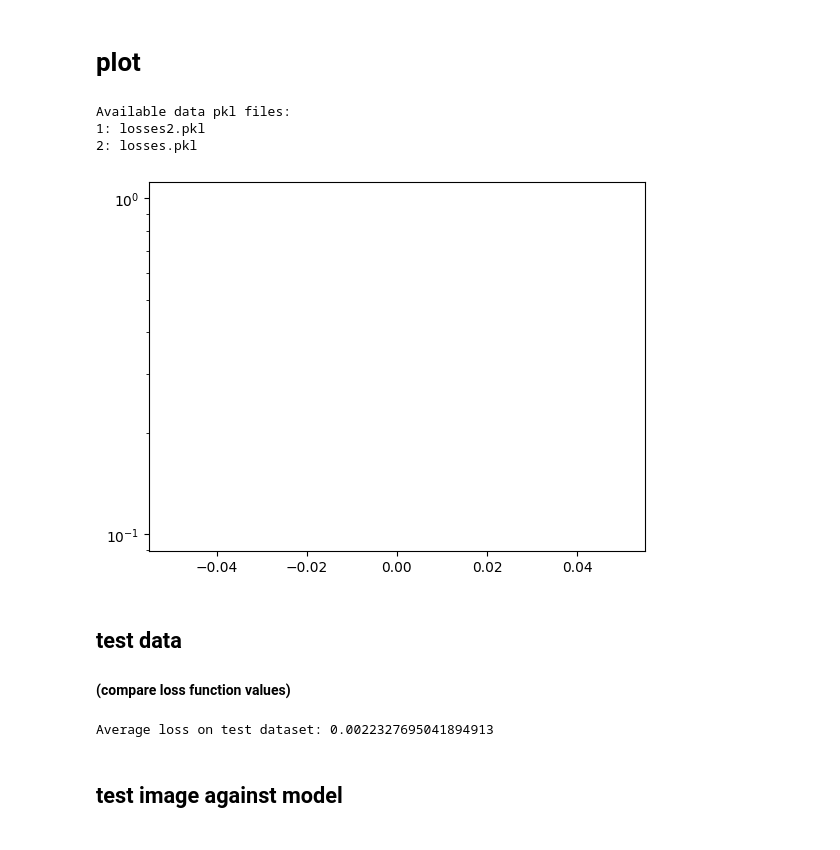
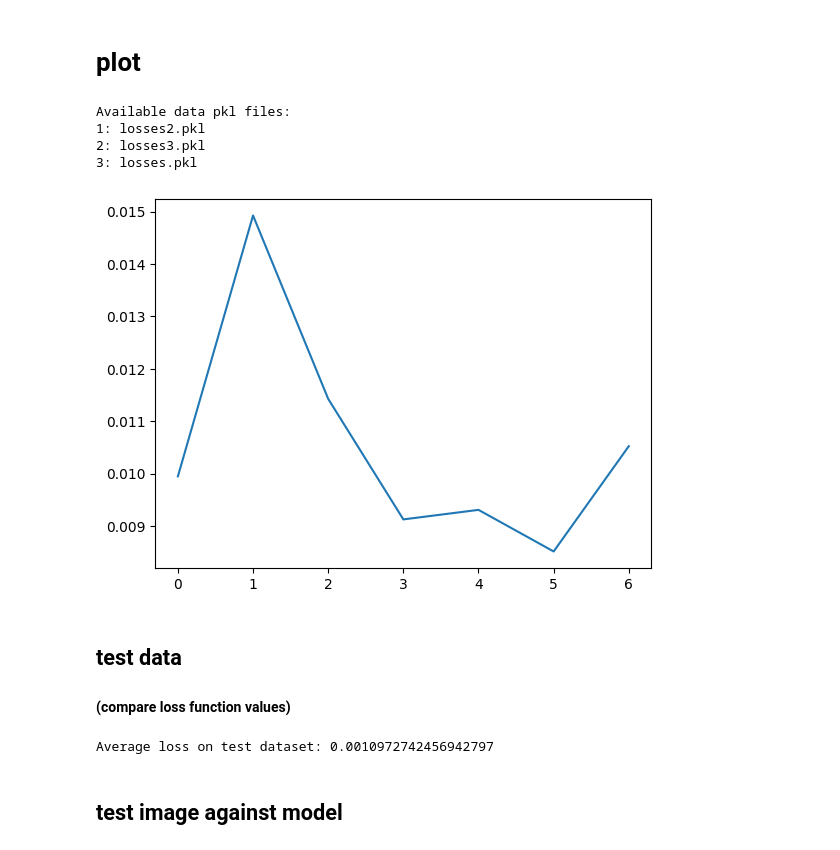
Before and after one commit to GTestaa/industrial-vision, a Jupyter notebook: test123.ipynb, the cells around one changed output. Saved outputs shown, nothing was run; the diff lists cells and outputs as text; code cells hidden in the pictures.

```diff
--- a/test123.ipynb
+++ b/test123.ipynb
@@ -307,36 +320,39 @@ from torch.utils.data import DataLoader
 from torchvision import transforms
 import pickle
 
-batch_size = 60
-n_epochs = 1
+#hyperparameters
+batch_size = 8
+n_epochs = 100
 lr = 0.001
 
-# Assuming AdjustedDenoisingDataset is correctly implemented and instantiated as 'dataset'
+#loads training dataset
 data_loader = DataLoader(training_dataset, batch_size, shuffle=True)
 
-# Assuming the U-Net model is instantiated as 'model'
+# Set device to use GPU if available
 device = torch.device("cuda" if torch.cuda.is_available() else "cpu")
 model.to(device)
 
-# Define an optimizer and loss function
-optimizer = optim.Adam(model.parameters(), lr)
+# Define optimiser function and loss function
+optimiser = optim.Adam(model.parameters(), lr)
 criterion = SSIMLoss()
 
-def train_model(model, data_loader, optimizer, criterion, n_epochs):
+# Train the model
+def train_model(model, data_loader, optimiser, criterion, n_epochs):
     losses = []
     model.train()
     for epoch in range(n_epochs):
         running_loss = 0.0
+        # Iterate over dataset
         for batch in data_loader:
             noisy_imgs, original_imgs = batch
             noisy_imgs, original_imgs = Variable(noisy_imgs.to(device)), Variable(original_imgs.to(device))
 
-            optimizer.zero_grad()
+            optimiser.zero_grad()
 
             outputs = model(noisy_imgs)
             loss = criterion(outputs, original_imgs)
             loss.backward()
-            optimizer.step()
+            optimiser.step()
 
             running_loss += loss.item()
             losses.append(loss.item())
@@ -346,20 +362,20 @@ def train_model(model, data_loader, optimizer, criterion, n_epochs):
     print('Finished Training')
     return losses
 
-losses = train_model(model, data_loader, optimizer, criterion, n_epochs)
+losses = train_model(model, data_loader, optimiser, criterion, n_epochs)
 
 
 save_data_dir = 'data'
 
-# Create the directory if it doesn't exist
+# Create 'data' directory if does not exist
 if not os.path.exists(save_data_dir):
     os.makedirs(save_data_dir)
 
-# Specify the filename
+# Set filename
 pickle_file = 'data/losses'
 pickle_file = pickle_file + str(len(os.listdir(save_data_dir))) + ".pkl"
 
-# Pickle the losses variable
+# Pickle the losses variable to plot later
 with open(pickle_file, 'wb') as f:
     pickle.dump(losses, f)
 
@@ -421,43 +456,50 @@ Available model files:
 # %%
 import pickle
 import matplotlib.pyplot as plt
 import os
-
+# Get all pkl files in 'data' folder
 data_folder = 'data'
 files = os.listdir(data_folder)
 pkl_files = [file for file in files if file.endswith('.pkl')]
 
+# Print/list all pkl files in 'data' folder
 print("Available data pkl files:")
 for i, file in enumerate(pkl_files):
-    print(f"{i + 1}: {file}")  # Adjusted index to match user input
+    print(f"{i + 1}: {file}")
 
-# Assuming the user input part is handled outside of this script for this example
-# For demonstration, let's say the user selected the first file
+# User selects pkl file to load
 selected_pkl_index = int(input("Enter the index of the model file to load: ")) - 1
 selected_model_file = pkl_files[selected_pkl_index]  # Fixed variable name
 
-# Correct file path in the open function
+# Load user selected pkl file
 with open(os.path.join(data_folder, selected_model_file), 'rb') as file:
     losses = pickle.load(file)
 
+# Plot losses values
 plt.plot(losses)
-plt.yscale('log')
+# plt.yscale('log')
 plt.show()  # Added to explicitly show the plot
 # %% [output]
 Available data pkl files:
 1: losses2.pkl
-2: losses.pkl
+2: losses3.pkl
+3: losses.pkl
-[figure, old version]
+[figure, new version]
 # %% [markdown]
 ## test data
 #### (compare loss function values)
 # %%
+# load test dataset
 test_loader = DataLoader(test_dataset, batch_size=16, shuffle=False)
 
-model.eval()  # Set the model to evaluation mode
-criterion = nn.MSELoss()
+# Set model to evaluation mode
+model.eval()
 
 
+criterion = SSIMLoss()
+#old loss function => criterion = nn.MSELoss()
+
+# run test dataset through evalutation mode and calculate loss
 test_losses = []
 with torch.no_grad():
     for batch in test_loader:
@@ -471,7 +513,7 @@ with torch.no_grad():
 average_loss = sum(test_losses) / len(test_losses)
 print(f"Average loss on test dataset: {average_loss}")
 # %% [output]
-Average loss on test dataset: 0.0022327695041894913
+Average loss on test dataset: 0.0010972742456942797
 # %% [markdown]
 ## test image against model
 # %%
```
Also changed, not shown: parts of 25 cells of this notebook, 3 other files.
